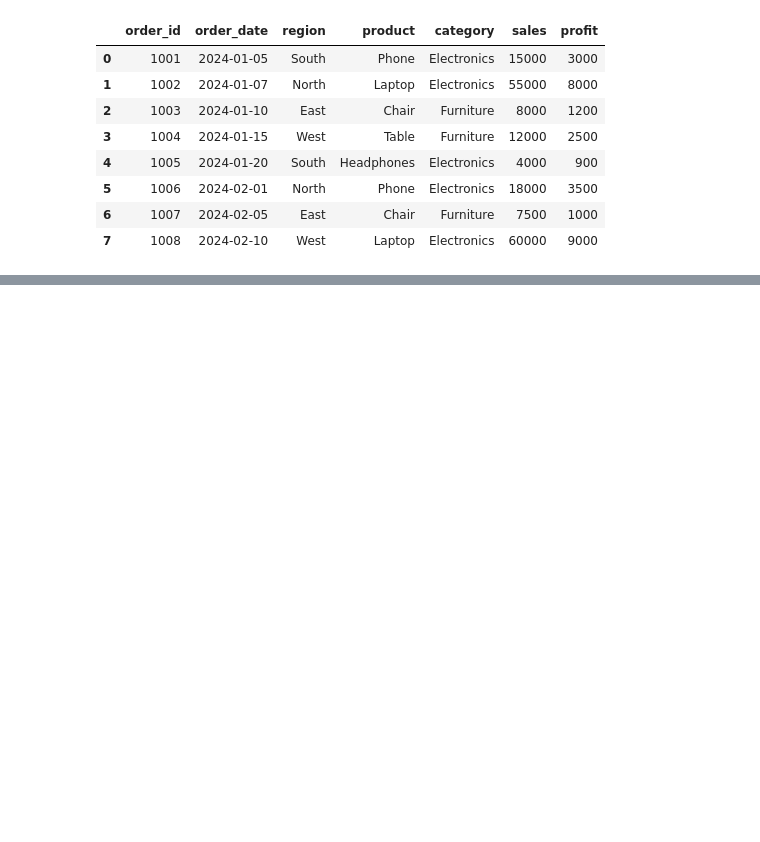
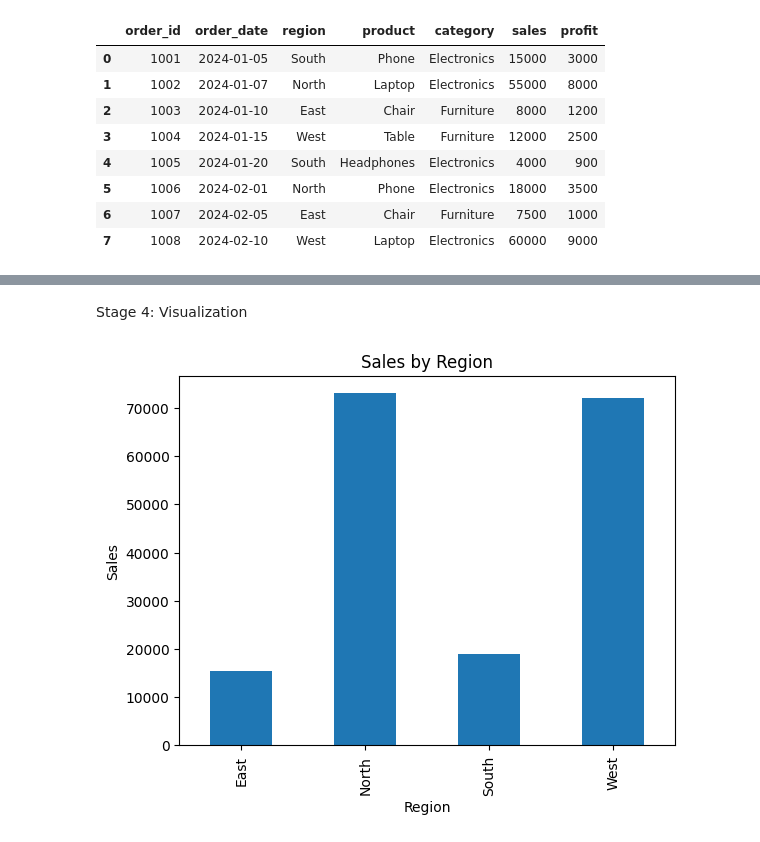
Before and after one commit to Aasritha-25/ai-powered-business-insights, a Jupyter notebook: notebooks/sales_analysis.ipynb, the cells around one changed output, grey strips where cells are left out. Saved outputs shown, nothing was run; the diff lists cells and outputs as text; code cells hidden in the pictures; blank space fills up the shorter version.

```diff
--- a/notebooks/sales_analysis.ipynb
+++ b/notebooks/sales_analysis.ipynb
@@ -23,0 +65,3 @@ df
+# %%
+sales_by_region = df.groupby('region')['sales'].sum()
+sales_by_region
@@ -23,0 +88,12 @@ df
+# %% [markdown]
+Stage 4: Visualization
+# %%
+import matplotlib.pyplot as plt
+
+sales_by_region.plot(kind='bar')
+plt.title("Sales by Region")
+plt.xlabel("Region")
+plt.ylabel("Sales")
+plt.show()
+# %% [output]
+[figure, added]
```
Also changed, not shown: parts of 8 cells of this notebook.
